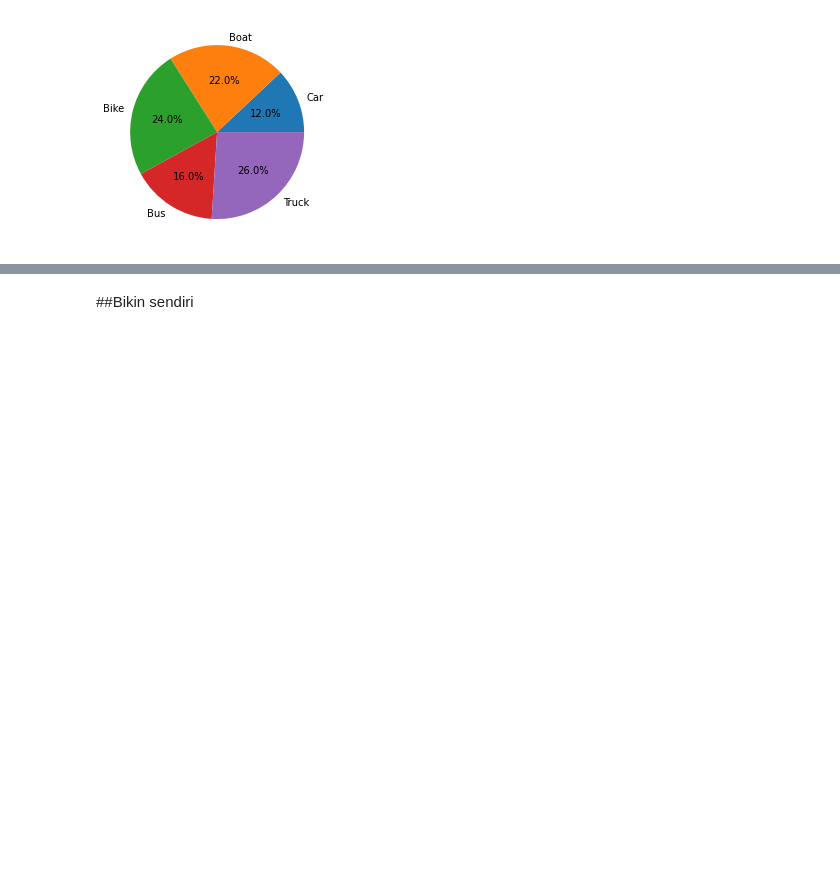
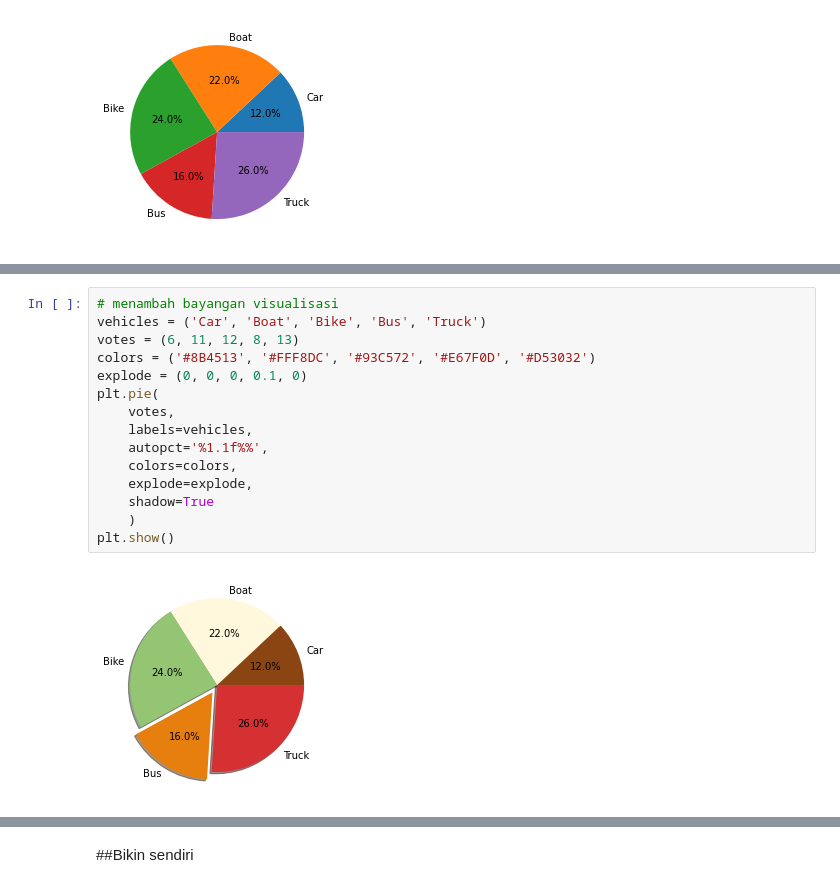
Before and after one commit to aricahyasaputra/data-sains-course-assigment-, a Jupyter notebook: Week 4/Tugas_4_Data_Sains.ipynb, the cells around one changed output, grey strips where cells are left out. Drawn from its saved outputs; the diff is of its cells as text; blank space fills up the shorter version.

```diff
--- a/Week 4/Tugas_4_Data_Sains.ipynb
+++ b/Week 4/Tugas_4_Data_Sains.ipynb
@@ -39,0 +70,17 @@ plt.show()
+# %%
+# menambah bayangan visualisasi
+vehicles = ('Car', 'Boat', 'Bike', 'Bus', 'Truck')
+votes = (6, 11, 12, 8, 13)
+colors = ('#8B4513', '#FFF8DC', '#93C572', '#E67F0D', '#D53032')
+explode = (0, 0, 0, 0.1, 0)
+plt.pie(
+    votes,
+    labels=vehicles,
+    autopct='%1.1f%%',
+    colors=colors,
+    explode=explode,
+    shadow=True
+    )
+plt.show()
+# %% [output]
+[figure, added]
```
Also changed, not shown: parts of 14 cells of this notebook.
